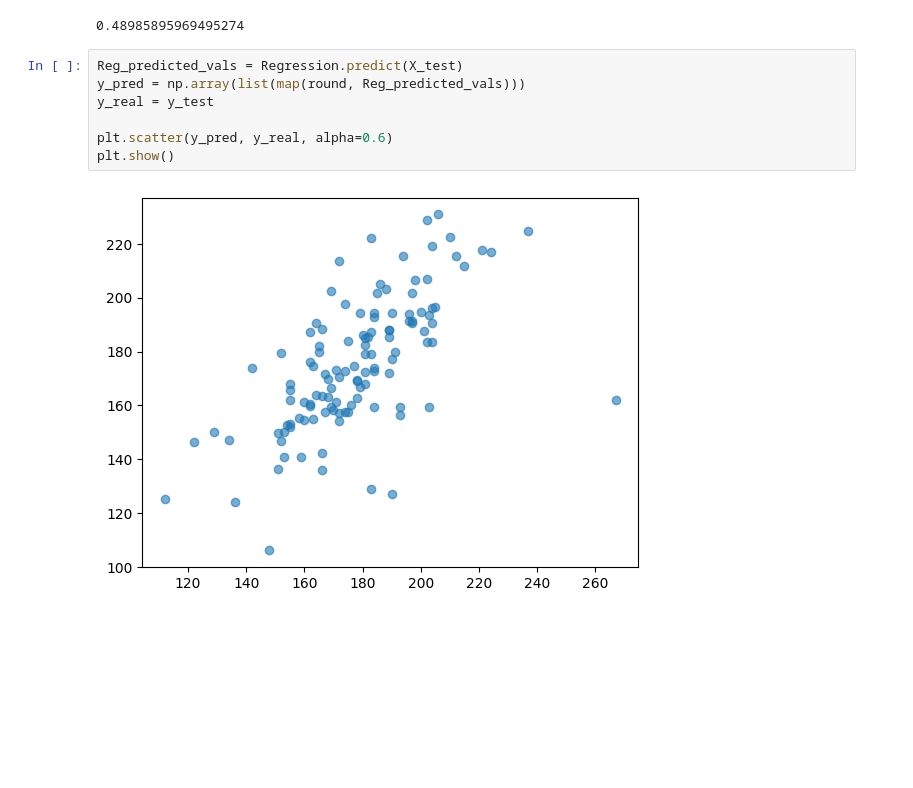
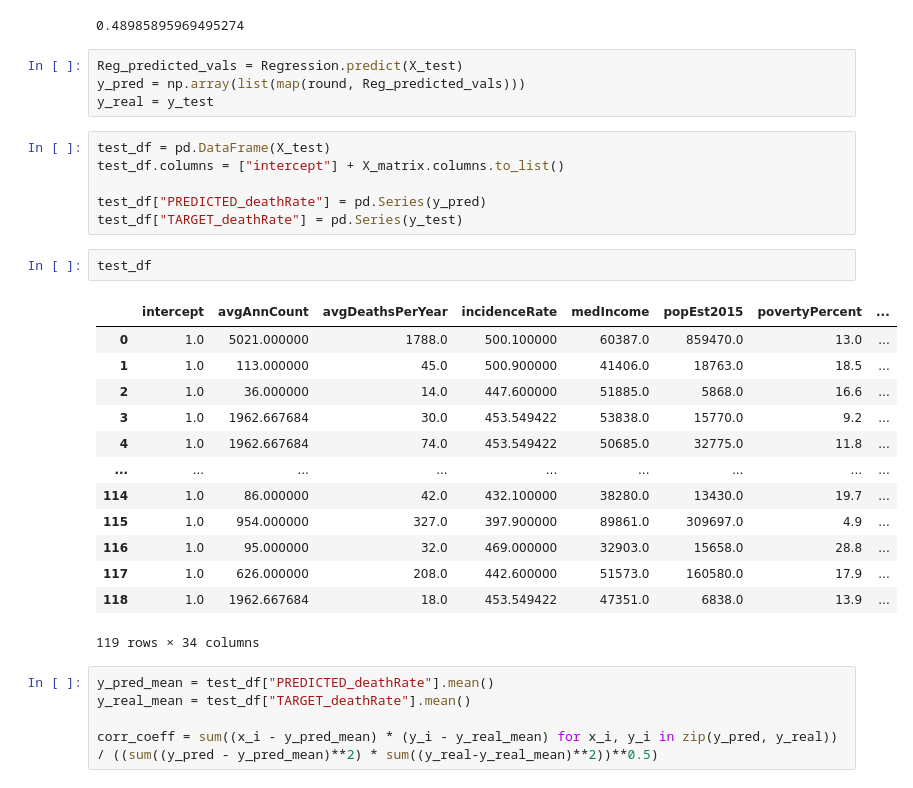
Before and after one commit to peucroccs/OLS-Analysis-From-Scratch, a Jupyter notebook: OLS_analysis/OLS_analysis.ipynb, the cells around one changed output. Cells and saved outputs as stored; diff of their text form; blank space fills up the shorter version.

```diff
--- a/OLS_analysis/OLS_analysis.ipynb
+++ b/OLS_analysis/OLS_analysis.ipynb
@@ -88,8 +89,30 @@ Regression.R2
 Reg_predicted_vals = Regression.predict(X_test)
 y_pred = np.array(list(map(round, Reg_predicted_vals)))
 y_real = y_test
-
-plt.scatter(y_pred, y_real, alpha=0.6)
-plt.show()
-# %% [output]
-[figure, removed]
+# %%
+test_df = pd.DataFrame(X_test)
+test_df.columns = ["intercept"] + X_matrix.columns.to_list()
+
+test_df["PREDICTED_deathRate"] = pd.Series(y_pred)
+test_df["TARGET_deathRate"] = pd.Series(y_test)
+# %%
+test_df
+# %% [output]
+|  | intercept | avgAnnCount | avgDeathsPerYear | incidenceRate | medIncome | popEst2015 | povertyPercent | ... |
+| 0 | 1.0 | 5021.000000 | 1788.0 | 500.100000 | 60387.0 | 859470.0 | 13.0 | ... |
+| 1 | 1.0 | 113.000000 | 45.0 | 500.900000 | 41406.0 | 18763.0 | 18.5 | ... |
+| 2 | 1.0 | 36.000000 | 14.0 | 447.600000 | 51885.0 | 5868.0 | 16.6 | ... |
+| 3 | 1.0 | 1962.667684 | 30.0 | 453.549422 | 53838.0 | 15770.0 | 9.2 | ... |
+| 4 | 1.0 | 1962.667684 | 74.0 | 453.549422 | 50685.0 | 32775.0 | 11.8 | ... |
+| ... | ... | ... | ... | ... | ... | ... | ... | ... |
+| 114 | 1.0 | 86.000000 | 42.0 | 432.100000 | 38280.0 | 13430.0 | 19.7 | ... |
+| 115 | 1.0 | 954.000000 | 327.0 | 397.900000 | 89861.0 | 309697.0 | 4.9 | ... |
+| 116 | 1.0 | 95.000000 | 32.0 | 469.000000 | 32903.0 | 15658.0 | 28.8 | ... |
+| 117 | 1.0 | 626.000000 | 208.0 | 442.600000 | 51573.0 | 160580.0 | 17.9 | ... |
+| 118 | 1.0 | 1962.667684 | 18.0 | 453.549422 | 47351.0 | 6838.0 | 13.9 | ... |
+119 rows × 34 columns
+# %%
+y_pred_mean = test_df["PREDICTED_deathRate"].mean()
+y_real_mean = test_df["TARGET_deathRate"].mean()
+
+corr_coeff = sum((x_i - y_pred_mean) * (y_i - y_real_mean) for x_i, y_i in zip(y_pred, y_real)) / ((sum((y_pred - y_pred_mean)**2) * sum((y_real-y_real_mean)**2))**0.5)
```
Also changed, not shown: parts of 2 cells of this notebook.
